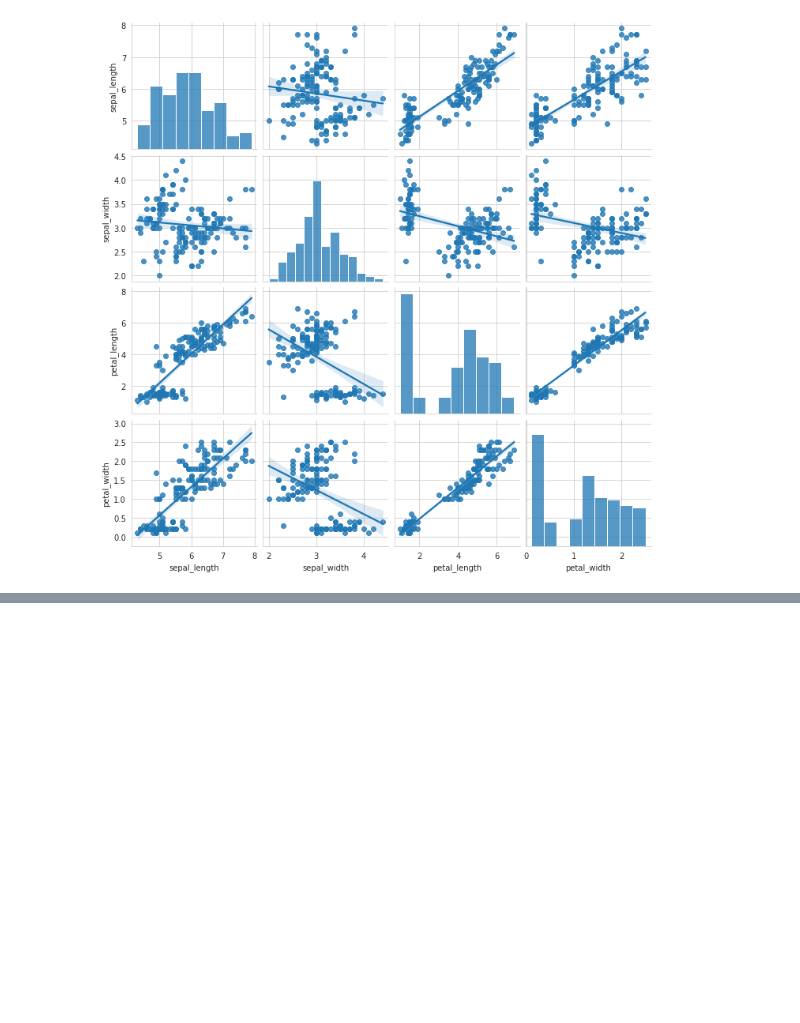
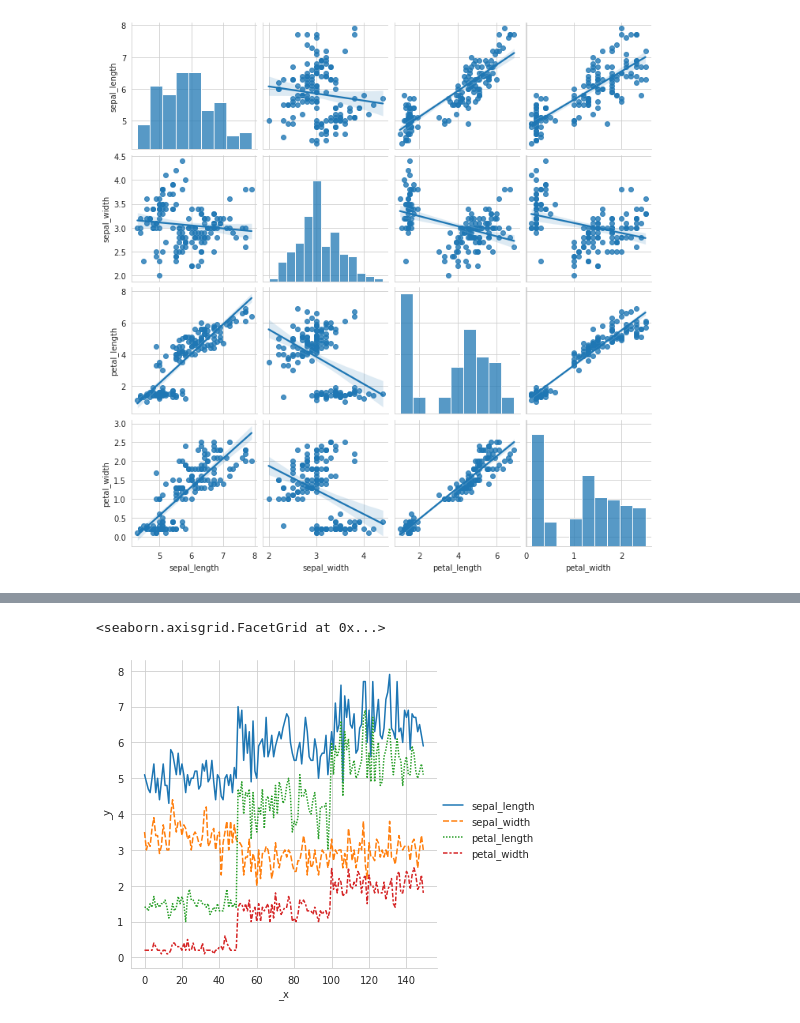
Before and after one commit to Bhagyamol/DES-LAB, a Jupyter notebook: CYCLE-3/CYCLE 3.ipynb, the cells around one changed output, grey strips where cells are left out. Saved outputs shown, nothing was run; the diff lists cells and outputs as text; code cells hidden in the pictures; blank space fills up the shorter version.

```diff
--- a/CYCLE-3/CYCLE 3.ipynb
+++ b/CYCLE-3/CYCLE 3.ipynb
@@ -89,0 +100,5 @@ sns.pairplot(iris,kind="reg")
+# %%
+sns.relplot(data=iris,kind="line")
+# %% [output]
+<seaborn.axisgrid.FacetGrid at 0x...>
+[figure, added]
```
Also changed, not shown: parts of 4 cells of this notebook.
